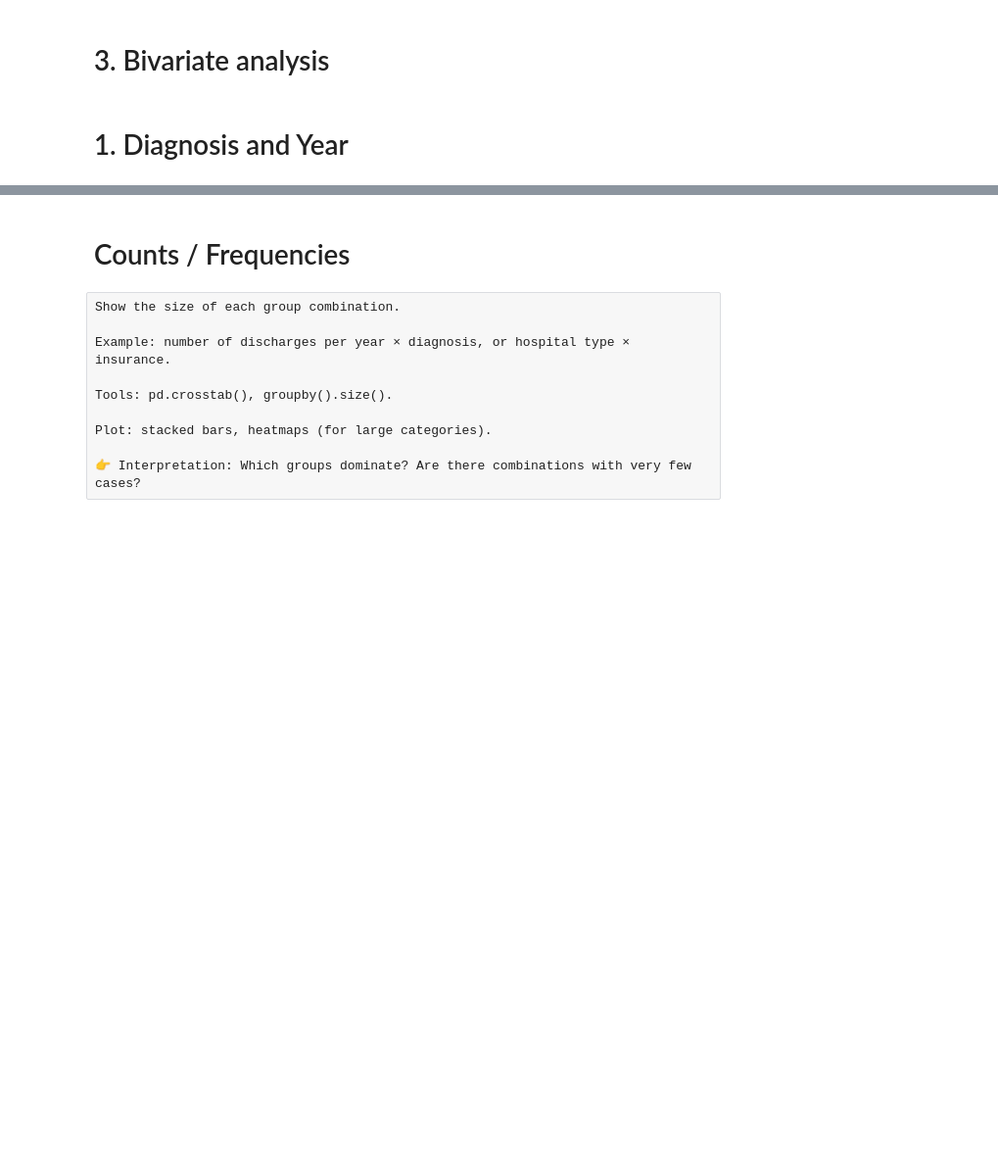
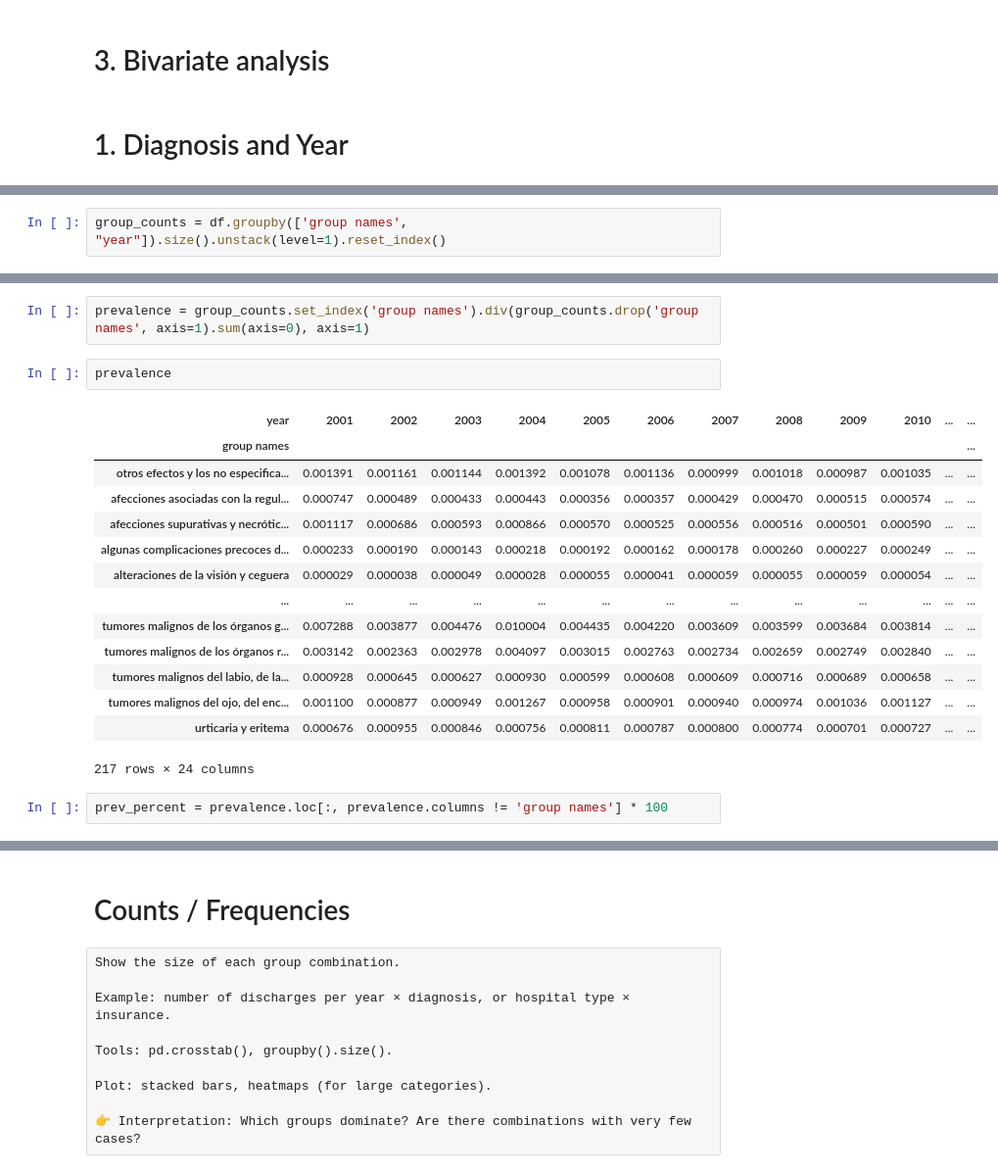
Before and after one commit to mirkopodunavak1996/EDAHospDischarges_Chile2001-2024, a Jupyter notebook: notebooks/General_Analysis_2001-2024_Bivariate(2).ipynb, the cells around one changed output, grey strips where cells are left out. Shown at 98% size. Saved outputs shown, nothing was run; the diff lists cells and outputs as text; blank space fills up the shorter version.

Commit message:
Progress made on getting prevalence of each diagnosis group per year

```diff
--- a/notebooks/General_Analysis_2001-2024_Bivariate(2).ipynb
+++ b/notebooks/General_Analysis_2001-2024_Bivariate(2).ipynb
@@ -192,0 +188,2 @@ Name: count, dtype: int64
+# %%
+group_counts = df.groupby(['group names', "year"]).size().unstack(level=1).reset_index()
@@ -192,0 +206,21 @@ Name: count, dtype: int64
+# %%
+prevalence = group_counts.set_index('group names').div(group_counts.drop('group names', axis=1).sum(axis=0), axis=1)
+# %%
+prevalence
+# %% [output]
+| year | 2001 | 2002 | 2003 | 2004 | 2005 | 2006 | 2007 | 2008 | 2009 | 2010 | ... | ... |
+| group names |  |  |  |  |  |  |  |  |  |  |  | ... |
+| otros efectos y los no especifica... | 0.001391 | 0.001161 | 0.001144 | 0.001392 | 0.001078 | 0.001136 | 0.000999 | 0.001018 | 0.000987 | 0.001035 | ... | ... |
+| afecciones asociadas con la regul... | 0.000747 | 0.000489 | 0.000433 | 0.000443 | 0.000356 | 0.000357 | 0.000429 | 0.000470 | 0.000515 | 0.000574 | ... | ... |
+| afecciones supurativas y necrótic... | 0.001117 | 0.000686 | 0.000593 | 0.000866 | 0.000570 | 0.000525 | 0.000556 | 0.000516 | 0.000501 | 0.000590 | ... | ... |
+| algunas complicaciones precoces d... | 0.000233 | 0.000190 | 0.000143 | 0.000218 | 0.000192 | 0.000162 | 0.000178 | 0.000260 | 0.000227 | 0.000249 | ... | ... |
+| alteraciones de la visión y ceguera | 0.000029 | 0.000038 | 0.000049 | 0.000028 | 0.000055 | 0.000041 | 0.000059 | 0.000055 | 0.000059 | 0.000054 | ... | ... |
+| ... | ... | ... | ... | ... | ... | ... | ... | ... | ... | ... | ... | ... |
+| tumores malignos de los órganos g... | 0.007288 | 0.003877 | 0.004476 | 0.010004 | 0.004435 | 0.004220 | 0.003609 | 0.003599 | 0.003684 | 0.003814 | ... | ... |
+| tumores malignos de los órganos r... | 0.003142 | 0.002363 | 0.002978 | 0.004097 | 0.003015 | 0.002763 | 0.002734 | 0.002659 | 0.002749 | 0.002840 | ... | ... |
+| tumores malignos del labio, de la... | 0.000928 | 0.000645 | 0.000627 | 0.000930 | 0.000599 | 0.000608 | 0.000609 | 0.000716 | 0.000689 | 0.000658 | ... | ... |
+| tumores malignos del ojo, del enc... | 0.001100 | 0.000877 | 0.000949 | 0.001267 | 0.000958 | 0.000901 | 0.000940 | 0.000974 | 0.001036 | 0.001127 | ... | ... |
+| urticaria y eritema | 0.000676 | 0.000955 | 0.000846 | 0.000756 | 0.000811 | 0.000787 | 0.000800 | 0.000774 | 0.000701 | 0.000727 | ... | ... |
+217 rows × 24 columns
+# %%
+prev_percent = prevalence.loc[:, prevalence.columns != 'group names'] * 100
```
Also changed, not shown: parts of 11 cells of this notebook.
